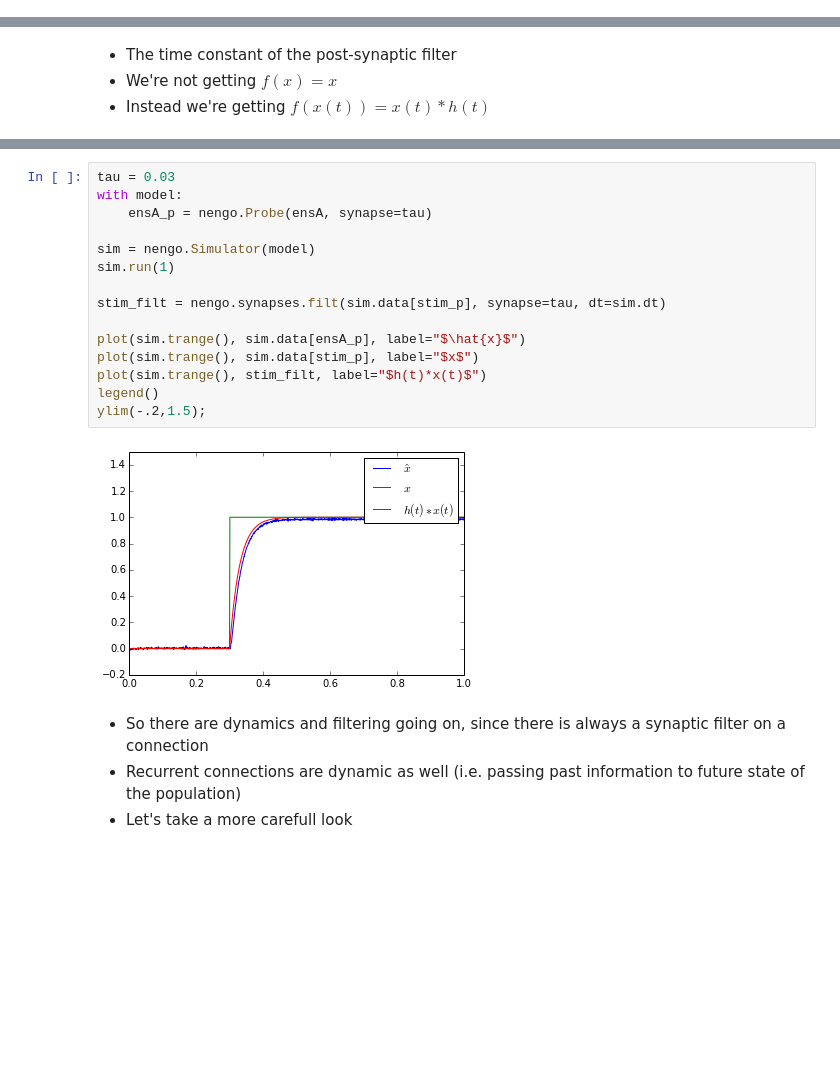
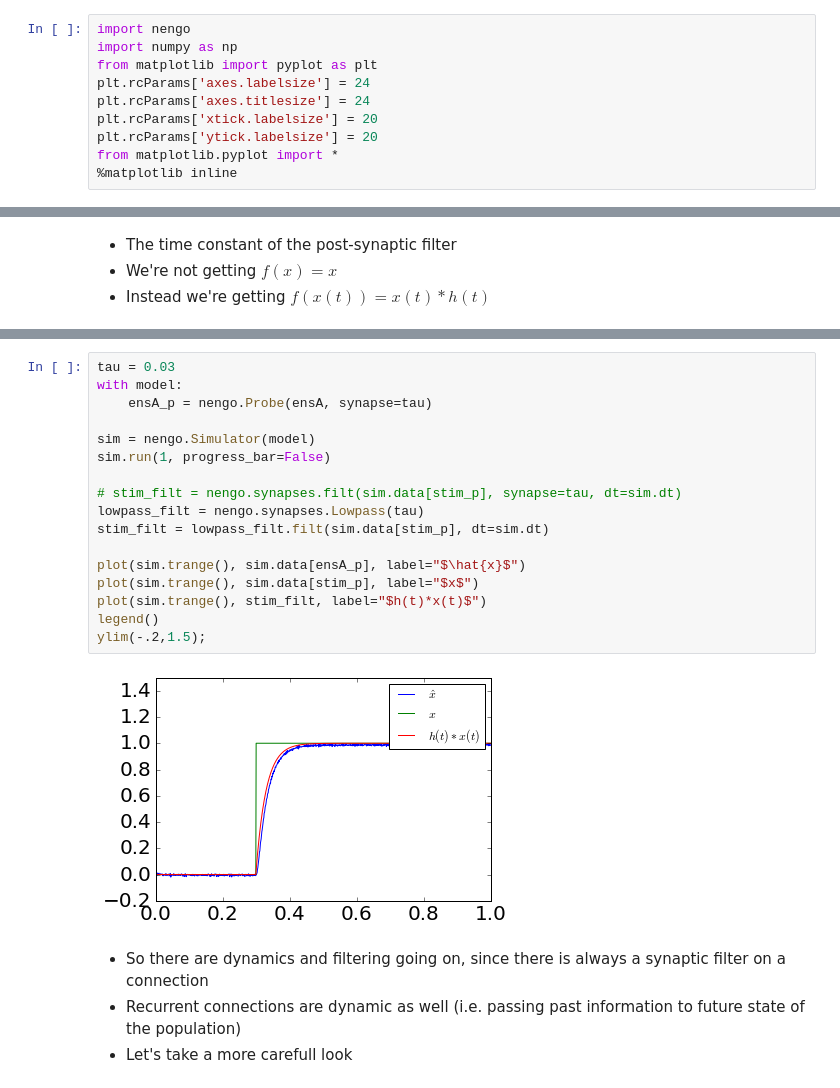
Before and after one commit to Stanford-BIS/syde556, a Jupyter notebook: EE 304 Lecture 5 Dynamics.ipynb, the cells around one changed output, grey strips where cells are left out. Drawn from its saved outputs; the diff is of its cells as text; blank space fills up the shorter version.

```diff
--- a/EE 304 Lecture 5 Dynamics.ipynb
+++ b/EE 304 Lecture 5 Dynamics.ipynb
@@ -38,3 +34,13 @@ Populating the interactive namespace from numpy and matplotlib
+# %%
+import nengo
+import numpy as np
+from matplotlib import pyplot as plt
+plt.rcParams['axes.labelsize'] = 24
+plt.rcParams['axes.titlesize'] = 24
+plt.rcParams['xtick.labelsize'] = 20
+plt.rcParams['ytick.labelsize'] = 20
+from matplotlib.pyplot import *
+%matplotlib inline
 # %%
 import nengo
 
@@ -197,20 +198,22 @@ ylim(-.2,1.5);
 # %%
 tau = 0.03
 with model:
     ensA_p = nengo.Probe(ensA, synapse=tau)
 
 sim = nengo.Simulator(model)
-sim.run(1)
+sim.run(1, progress_bar=False)
 
-stim_filt = nengo.synapses.filt(sim.data[stim_p], synapse=tau, dt=sim.dt)
+# stim_filt = nengo.synapses.filt(sim.data[stim_p], synapse=tau, dt=sim.dt)
+lowpass_filt = nengo.synapses.Lowpass(tau)
+stim_filt = lowpass_filt.filt(sim.data[stim_p], dt=sim.dt)
 
 plot(sim.trange(), sim.data[ensA_p], label="$\hat{x}$")
 plot(sim.trange(), sim.data[stim_p], label="$x$")
 plot(sim.trange(), stim_filt, label="$h(t)*x(t)$")
 legend()
 ylim(-.2,1.5);
 # %% [output]
-[figure, old version]
+[figure, new version]
 # %% [markdown]
 - So there are dynamics and filtering going on, since there is always a synaptic filter on a connection
 - Recurrent connections are dynamic as well (i.e. passing past information to future state of the population)
```
Also changed, not shown: parts of 15 cells of this notebook, 14 other files.
